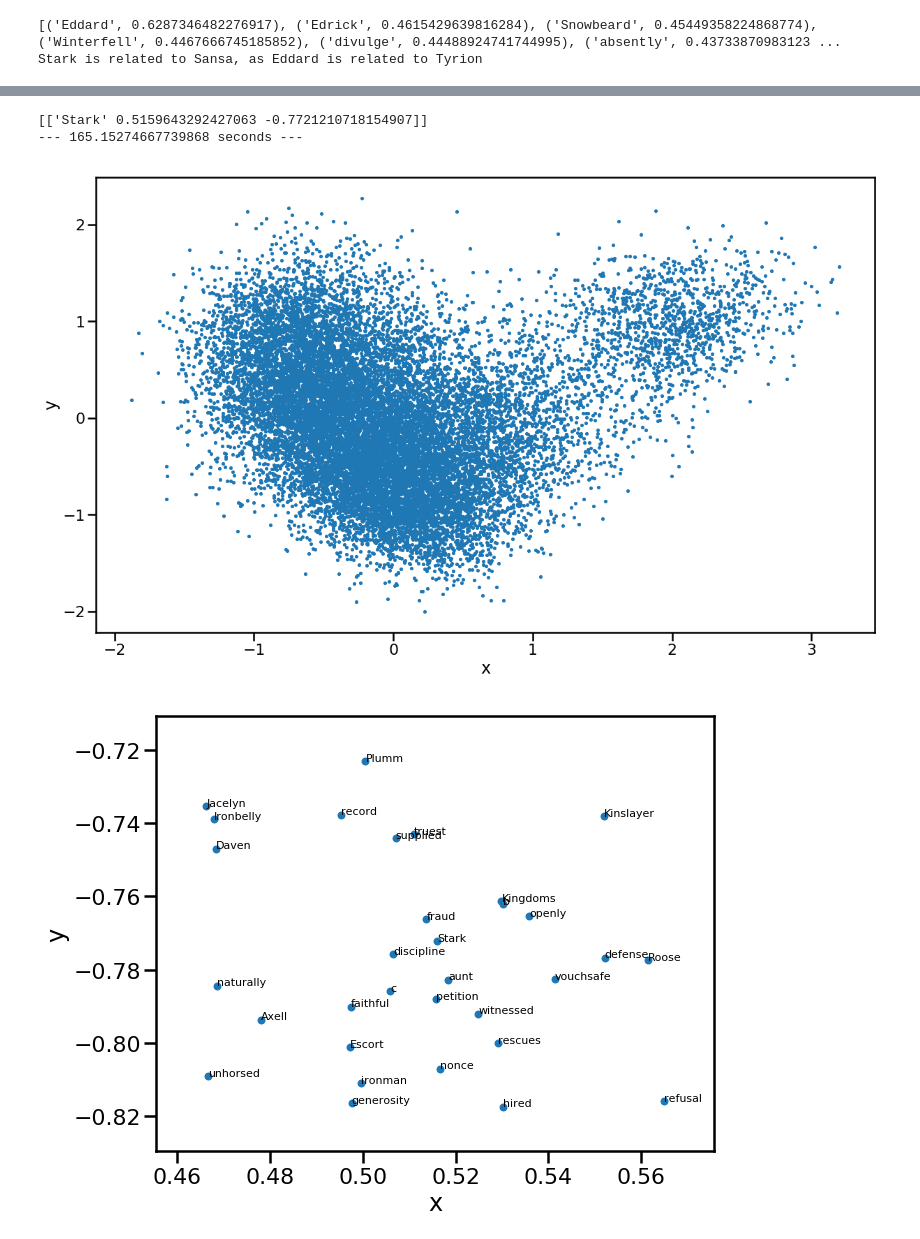
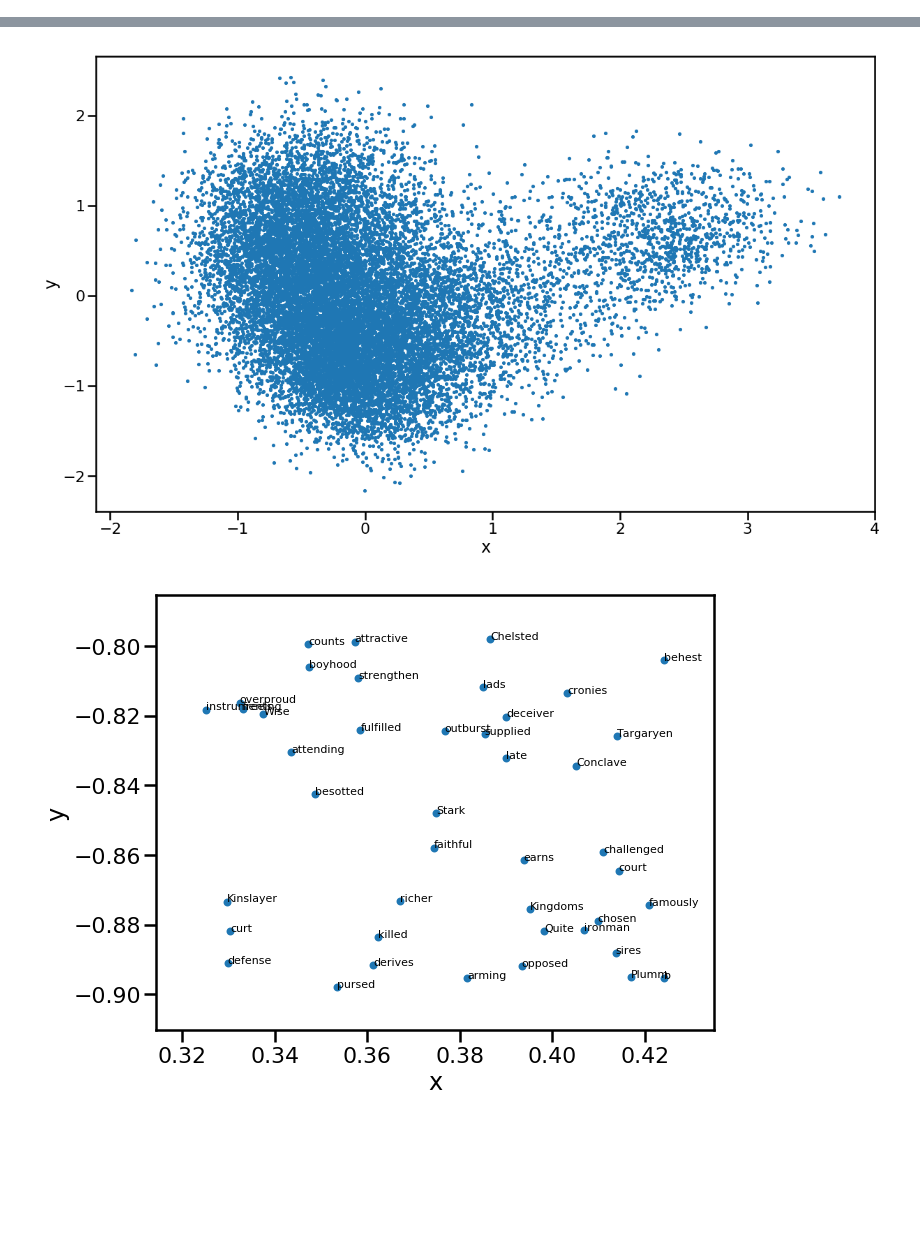
Before and after one commit to borislav-milkov/Word2VectorsProject, a Jupyter notebook: Thrones2Vec.ipynb, the cells around one changed output, grey strips where cells are left out. Saved outputs shown, nothing was run; the diff lists cells and outputs as text; code cells hidden in the pictures; blank space fills up the shorter version.

Commit message:
fixed saving of model

```diff
--- a/Thrones2Vec.ipynb
+++ b/Thrones2Vec.ipynb
@@ -20,6 +20,7 @@ import re
 import nltk
 #word 2 vec
 import gensim.models.word2vec as w2v
+import gensim
 #dimensionality reduction
 import sklearn.manifold
 #math
@@ -33,13 +34,16 @@ import seaborn as sns
 import sklearn.manifold
 from sklearn.decomposition import PCA
 
+log = True
+
 start_time = time.time()
 
 # Populating the interactive namespace from numpy and matplotlib
 #%pylab inline
 
 # Setup logging
-logging.basicConfig(format='%(asctime)s : %(levelname)s : %(message)s', level=logging.INFO)
+if log:
+    logging.basicConfig(format='%(asctime)s : %(levelname)s : %(message)s', level=logging.INFO)
 
 # download tokenizer models
 nltk.download("punkt")
@@ -51,8 +55,10 @@ book_filenames = sorted(glob.glob("data/*.txt"))
 print("Found books:")
 print(book_filenames)
 
-#initialize rawunicode , we'll add all text to this one bigass file in memory
+#initialize rawunicode , we'll add all text to this one bigass file in memory, for larger corpuses
+# you have to make use of a map-reduce architecture
 corpus_raw = u""
+
 #for each book, read it, open it un utf 8 format,
 #add it to the raw corpus
 for book_filename in book_filenames:
@@ -68,9 +74,11 @@ tokenizer = nltk.data.load('tokenizers/punkt/english.pickle')
 #tokenize into sentences
 raw_sentences = tokenizer.tokenize(corpus_raw)
 
+#delete the raw corpus to free memory
+del corpus_raw
+
 #convert into list of words
-#remove unecessary characters, split into words, no hyhens and shit
-#split into words
+#remove unecessary characters, split into words, no hyphens
 def sentence_to_wordlist(raw):
     clean = re.sub("[^a-zA-Z]"," ", raw)
     words = clean.split()
@@ -117,7 +125,7 @@ thrones2vec = w2v.Word2Vec(
     min_count=min_word_count,
     window=context_size,
     sample=downsampling,
-    iter = 30
+    iter = 50
 )
 
 thrones2vec.build_vocab(sentences)
@@ -130,10 +138,10 @@ thrones2vec.train(sentences,epochs = thrones2vec.iter, total_examples=thrones2ve
 if not os.path.exists("trained"):
     os.makedirs("trained")
 
-thrones2vec.wv.save(os.path.join("trained", "thrones2vec.w2v"))
+thrones2vec.wv.save_word2vec_format(os.path.join("trained", "thrones2vec.w2v"))
 
 #load model
-thrones2vec = w2v.Word2Vec.load(os.path.join("trained", "thrones2vec.w2v"))
+thrones2vec = gensim.models.KeyedVectors.load_word2vec_format(os.path.join("trained", "thrones2vec.w2v"))
 
 #squash dimensionality to 2
 tsne = sklearn.manifold.TSNE(n_components=2, random_state=0)
@@ -141,7 +149,6 @@ tsne = sklearn.manifold.TSNE(n_components=2, random_state=0)
 #put it all into a giant matrix
 all_word_vectors_matrix = thrones2vec.wv.syn0
 pca = PCA(n_components=2)
-
 
 #train t sne
 all_word_vectors_matrix_2d = pca.fit_transform(all_word_vectors_matrix)
@@ -186,9 +193,7 @@ def nearest_similarity_cosmul(start1, end1, end2):
     print("{start1} is related to {end1}, as {start2} is related to {end2}".format(**locals()))
     return start2
 # Printing the words most closely related to 'Stark'
-print(thrones2vec.most_similar("Stark"))
-
-nearest_similarity_cosmul('Stark', 'Sansa', 'Tyrion')
+print("\n".join(str(word) for word in thrones2vec.most_similar("Stark")))
 
 #Finding the coordinates of 'Stark' and seeing the plot around that value
 Stark_point = points[points['word'] == 'Stark']
@@ -276,2 +284,0 @@ Word2Vec vocabulary length: 17277
-[('Eddard', 0.6287346482276917), ('Edrick', 0.4615429639816284), ('Snowbeard', 0.45449358224868774), ('Winterfell', 0.4467666745185852), ('divulge', 0.44488924741744995), ('absently', 0.43733870983123 ...
-Stark is related to Sansa, as Eddard is related to Tyrion
@@ -279,4 +285,2 @@ Stark is related to Sansa, as Eddard is related to Tyrion
-[['Stark' 0.5159643292427063 -0.7721210718154907]]
---- 165.15274667739868 seconds ---
-[figure, old version]
+[figure, new version]
-[figure, old version]
+[figure, new version]
```
Also changed, not shown: parts of 2 cells of this notebook, 2 other files.
